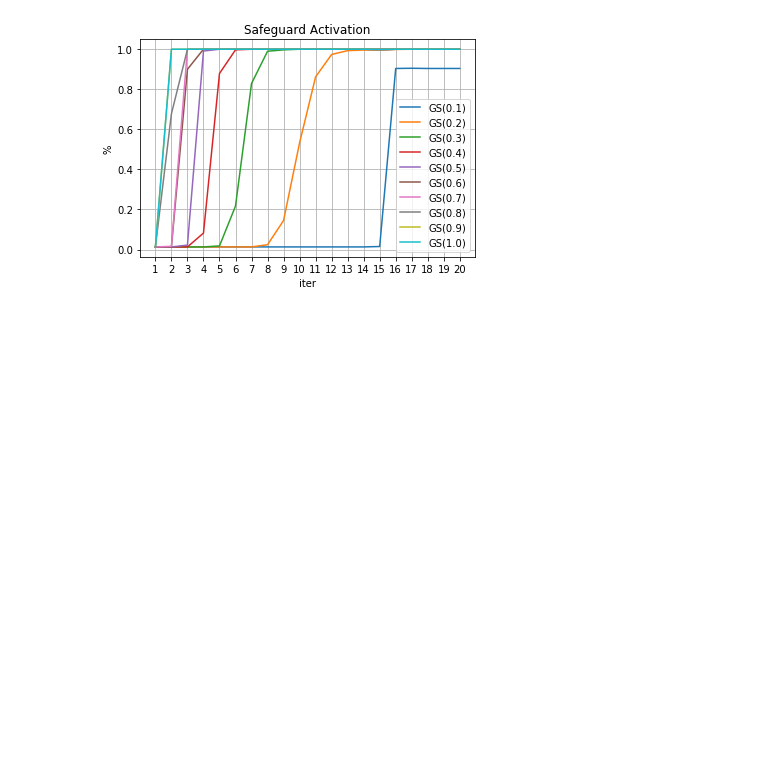
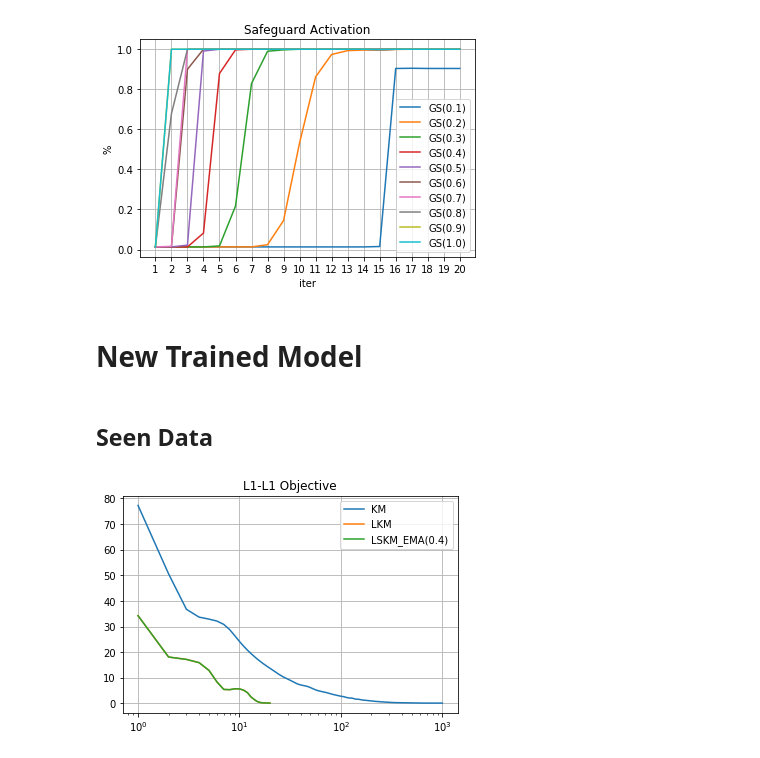
Before and after one commit to xhchrn/D-LADMM, a Jupyter notebook: plots.ipynb, the cells around one changed output. Cells and saved outputs as stored; diff of their text form; code cells hidden in the pictures; blank space fills up the shorter version.

Commit message:
Plots

```diff
--- a/plots.ipynb
+++ b/plots.ipynb
@@ -2,6 +2,22 @@
 import matplotlib.pyplot as plt
 # %%
 import numpy as np
+# %%
+def read_logs(filename):
+    use_learned = 'lskm' in filename
+    use_safeguard = not ('None' in filename)
+    if not use_safeguard:
+        pcts = None
+    with open(filename, 'r') as f:
+        lines = f.readlines()
+        for i, line in enumerate(lines):
+            if 'values' in line or 'norms' in line:
+                data = lines[i+1].strip('INFO:root:')
+                data = np.array(list(map( float, data.split(',') )))
+            if 'Pcts' in line:
+                pcts = lines[i+1].strip('INFO:root:')
+                pcts = np.array(list(map( float, pcts.split(',') )))
+    return data, pcts
 # %% [markdown]
 # Unseen Data
 # %% [markdown]
@@ -369,3 +385,29 @@ plt.savefig('../Pcts-LSKM(GSs).png', dpi=400)
 # plt.show()
 # %% [output]
 [figure]
+# %% [markdown]
+# New Trained Model
+# %% [markdown]
+## Seen Data
+# %%
+km, _ = read_logs('./test-logs/full-l1l1-results-km1000-p0.1-sigma1.0-None.txt')
+lkm, _ = read_logs('./test-logs/scalar-l1l1-results-lskm-p0.1-sigma1.0-None.txt')
+lskm, pct = read_logs('./test-logs/scalar-l1l1-results-lskm-p0.1-sigma1.0-delta0.01-EMA0.4.txt')
+
+plt.close()
+
+plt.plot(np.arange(len(km))+1, km, label='KM')
+plt.plot(np.arange(len(lkm))+1, lkm, label='LKM')
+plt.plot(np.arange(len(lskm))+1, lskm, label='LSKM_EMA(0.4)')
+# plt.plot(np.arange(len(lskm_gs05))+1, lskm_gs05, label='LSKM_GS(0.5)')
+# plt.plot(np.arange(len(lskm_rt10))+1, lskm_rt10, label='LSKM_RT(1.0)')
+
+plt.legend()
+plt.title('L1-L1 Objective')
+plt.grid()
+plt.xscale('log')
+
+# plt.savefig('../L1L1-KM-LKM-LSKM.png', dpi=400)
+plt.show()
+# %% [output]
+[figure, added]
```
Also changed, not shown: parts of 5 cells of this notebook, 2 other files.
